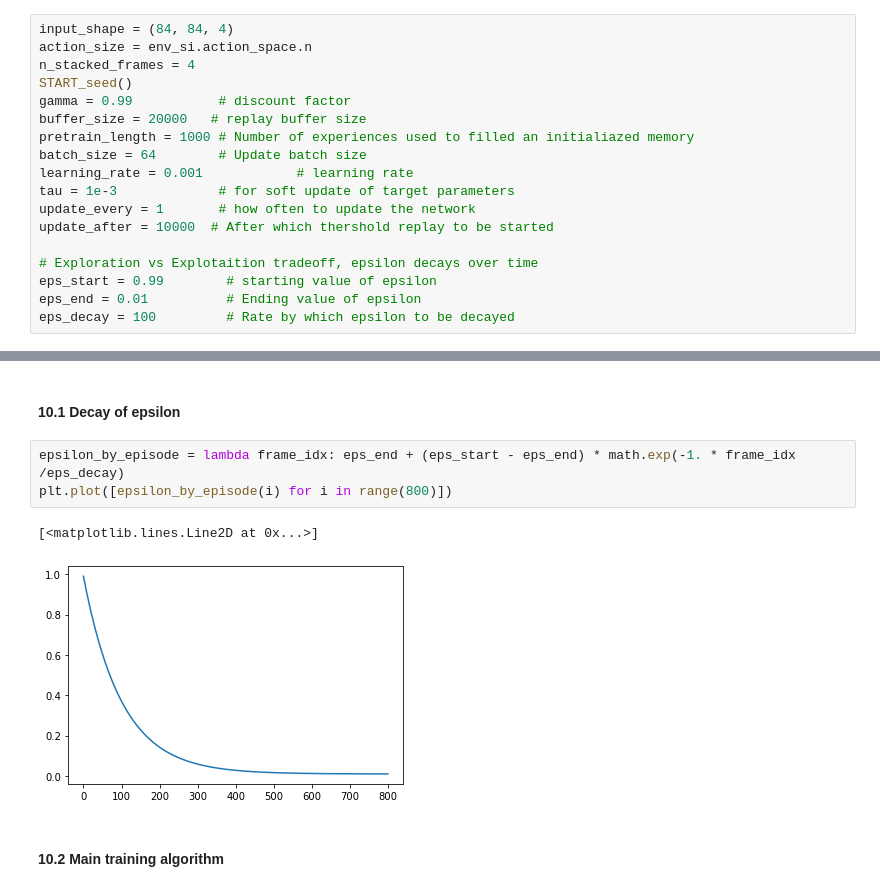
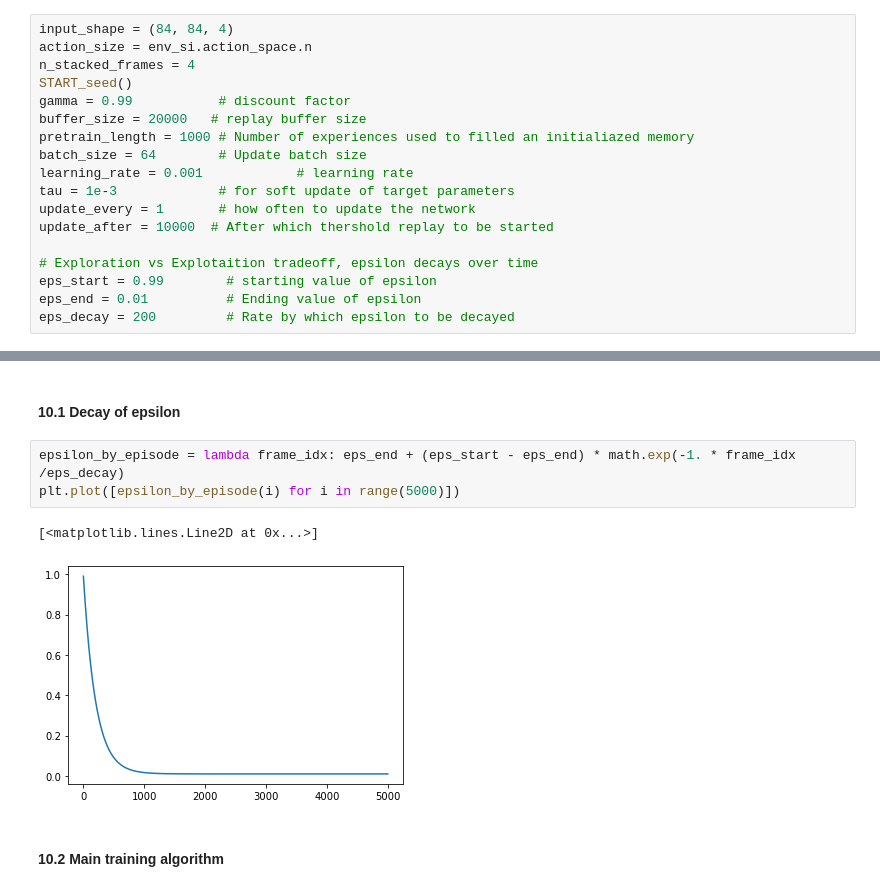
Before and after one commit to Mario-16180/AI701Project_MNM_RL, a Jupyter notebook: main.ipynb, the cells around one changed output, grey strips where cells are left out. Cells and saved outputs as stored; diff of their text form.

```diff
--- a/main.ipynb
+++ b/main.ipynb
@@ -257,7 +244,7 @@ update_after = 10000  # After which thershold replay to be started
 # Exploration vs Explotaition tradeoff, epsilon decays over time
 eps_start = 0.99        # starting value of epsilon
 eps_end = 0.01          # Ending value of epsilon
-eps_decay = 100         # Rate by which epsilon to be decayed
+eps_decay = 200         # Rate by which epsilon to be decayed
 # %% [markdown]
 ## 8. Neural networks
 # %%
@@ -406,10 +437,10 @@ class Memory():
 #### 10.1 Decay of epsilon
 # %%
 epsilon_by_episode = lambda frame_idx: eps_end + (eps_start - eps_end) * math.exp(-1. * frame_idx /eps_decay)
-plt.plot([epsilon_by_episode(i) for i in range(800)])
+plt.plot([epsilon_by_episode(i) for i in range(5000)])
 # %% [output]
 [<matplotlib.lines.Line2D at 0x...>]
-[figure, old version]
+[figure, new version]
 # %% [markdown]
 #### 10.2 Main training algorithm
 # %% [markdown]
```
Also changed, not shown: parts of 21 cells of this notebook, 1 other file.
